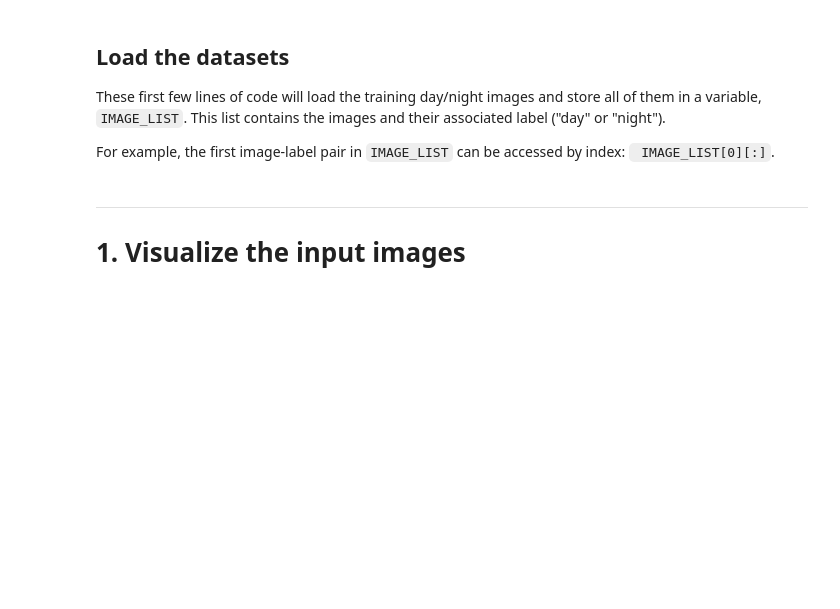
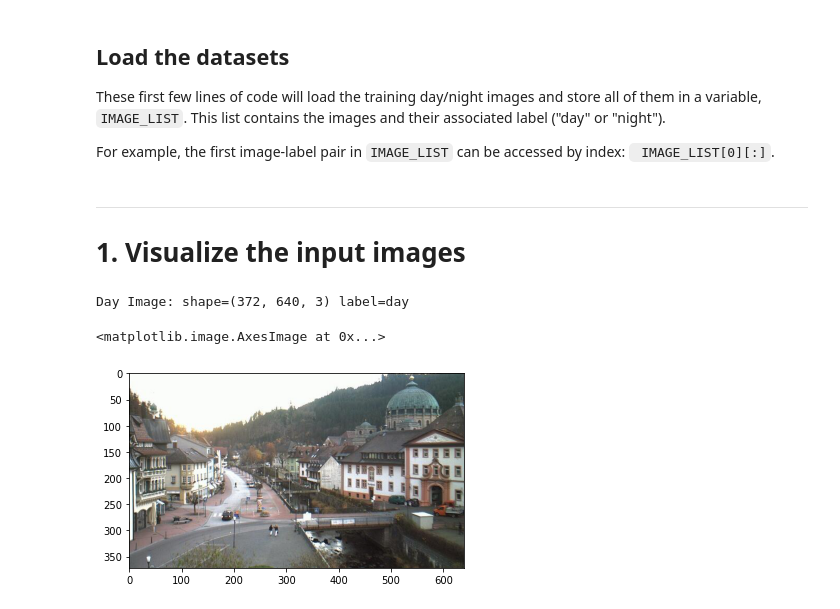
Before and after one commit to ken-power/CVND-ComputerVisionExercises, a Jupyter notebook: 1_1_Image_Representation/6_1. Visualizing the Data.ipynb, the cells around one changed output. Saved outputs shown, nothing was run; the diff lists cells and outputs as text; code cells hidden in the pictures; blank space fills up the shorter version.

Commit message:
WIP: Day and Night image classifier

```diff
--- a/1_1_Image_Representation/6_1. Visualizing the Data.ipynb
+++ b/1_1_Image_Representation/6_1. Visualizing the Data.ipynb
@@ -52,11 +52,14 @@ IMAGE_LIST = helpers.load_dataset(image_dir_training)
 # %%
 # Select an image and its label by list index
 image_index = 0
 selected_image = IMAGE_LIST[image_index][0]
 selected_label = IMAGE_LIST[image_index][1]
 
-## TODO: Print out 1. The shape of the image and 2. The image's label `selected_label`
+# Print out 1. The shape of the image and 2. The image's label `selected_label`
+print("Day Image: shape={} label={}".format(selected_image.shape, selected_label))
 
-## TODO: Display a night image
-# Note the differences between the day and night images
-# Any measurable differences can be used to classify these images
+plt.imshow(selected_image)
+# %% [output]
+Day Image: shape=(372, 640, 3) label=day
+<matplotlib.image.AxesImage at 0x...>
+[figure, added]
```
Also changed, not shown: parts of 1 cell of this notebook.
